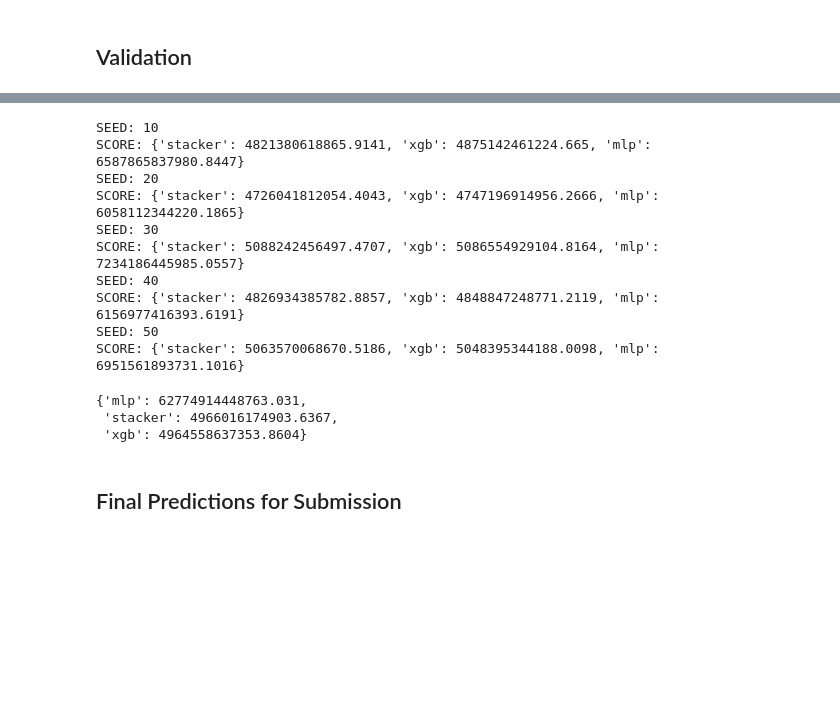
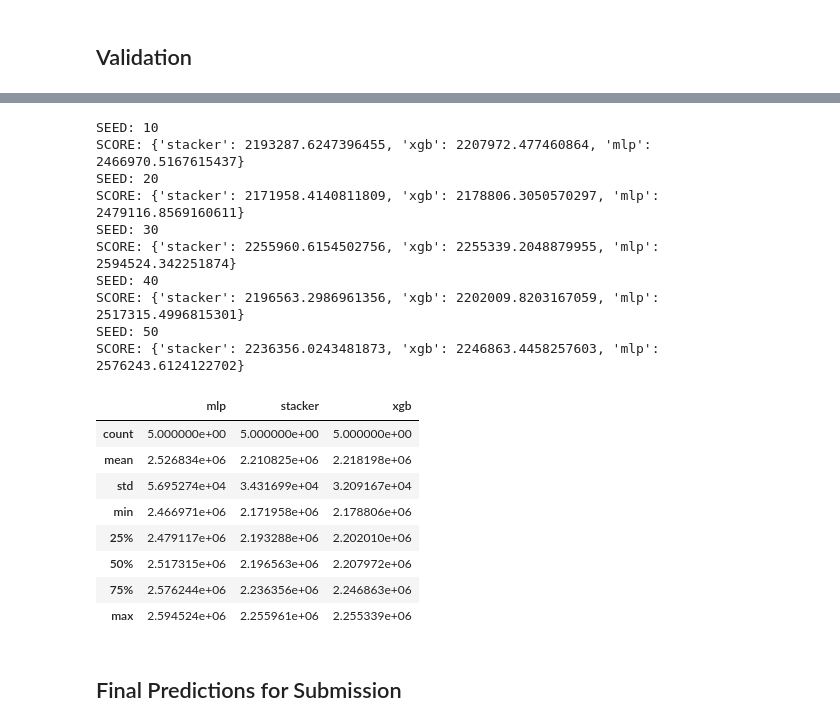
Before and after one commit to prraoo/sberbank_capstone, a Jupyter notebook: FinalStacking.ipynb, the cells around one changed output, grey strips where cells are left out. Saved outputs shown, nothing was run; the diff lists cells and outputs as text; code cells hidden in the pictures; blank space fills up the shorter version.

Commit message:
added final scores

```diff
--- a/FinalStacking.ipynb
+++ b/FinalStacking.ipynb
@@ -389,8 +387,8 @@ class Stacker(object):
         stacker = self.stack(xgb_folds, mlp_folds, xg_ytr)
         score_stacker = self.evaluate_stacker(stacker, xgb_pred_hold, mlp_pred_hold, xg_yte)
 
-        print({'xgb': score_xgb, 'mlp': score_mlp, 'stacker': score_stacker})
-        return {'xgb': score_xgb, 'mlp': score_mlp, 'stacker': score_stacker}
+        print({'xgb': score_xgb**0.5, 'mlp': score_mlp**0.5, 'stacker': score_stacker**0.5})
+        return {'xgb': score_xgb**0.5, 'mlp': score_mlp**0.5, 'stacker': score_stacker**0.5}
 
     def preprocess(self, encoding='XGB', transform_label=False):
         train = pd.read_csv(self.train_path)
@@ -568,21 +566,29 @@ for seed, score in zip(seeds, final_scores):
     print ("SCORE: {}".format(score))
 # %% [output]
 SEED: 10
-SCORE: {'stacker': 4821380618865.9141, 'xgb': 4875142461224.665, 'mlp': 6587865837980.8447}
+SCORE: {'stacker': 2193287.6247396455, 'xgb': 2207972.477460864, 'mlp': 2466970.5167615437}
 SEED: 20
-SCORE: {'stacker': 4726041812054.4043, 'xgb': 4747196914956.2666, 'mlp': 6058112344220.1865}
+SCORE: {'stacker': 2171958.4140811809, 'xgb': 2178806.3050570297, 'mlp': 2479116.8569160611}
 SEED: 30
-SCORE: {'stacker': 5088242456497.4707, 'xgb': 5086554929104.8164, 'mlp': 7234186445985.0557}
+SCORE: {'stacker': 2255960.6154502756, 'xgb': 2255339.2048879955, 'mlp': 2594524.342251874}
 SEED: 40
-SCORE: {'stacker': 4826934385782.8857, 'xgb': 4848847248771.2119, 'mlp': 6156977416393.6191}
+SCORE: {'stacker': 2196563.2986961356, 'xgb': 2202009.8203167059, 'mlp': 2517315.4996815301}
 SEED: 50
-SCORE: {'stacker': 5063570068670.5186, 'xgb': 5048395344188.0098, 'mlp': 6951561893731.1016}
+SCORE: {'stacker': 2236356.0243481873, 'xgb': 2246863.4458257603, 'mlp': 2576243.6124122702}
-# %%
-score
-# %% [output]
-{'mlp': 62774914448763.031,
- 'stacker': 4966016174903.6367,
- 'xgb': 4964558637353.8604}
+# %%
+scores_df = pd.DataFrame(final_scores)
+# %%
+scores_df.describe()
+# %% [output]
+|  | mlp | stacker | xgb |
+| count | 5.000000e+00 | 5.000000e+00 | 5.000000e+00 |
+| mean | 2.526834e+06 | 2.210825e+06 | 2.218198e+06 |
+| std | 5.695274e+04 | 3.431699e+04 | 3.209167e+04 |
+| min | 2.466971e+06 | 2.171958e+06 | 2.178806e+06 |
+| 25% | 2.479117e+06 | 2.193288e+06 | 2.202010e+06 |
+| 50% | 2.517315e+06 | 2.196563e+06 | 2.207972e+06 |
+| 75% | 2.576244e+06 | 2.236356e+06 | 2.246863e+06 |
+| max | 2.594524e+06 | 2.255961e+06 | 2.255339e+06 |
 # %% [markdown]
 ## Final Predictions for Submission
 # %%
```
Also changed, not shown: parts of 11 cells of this notebook.
